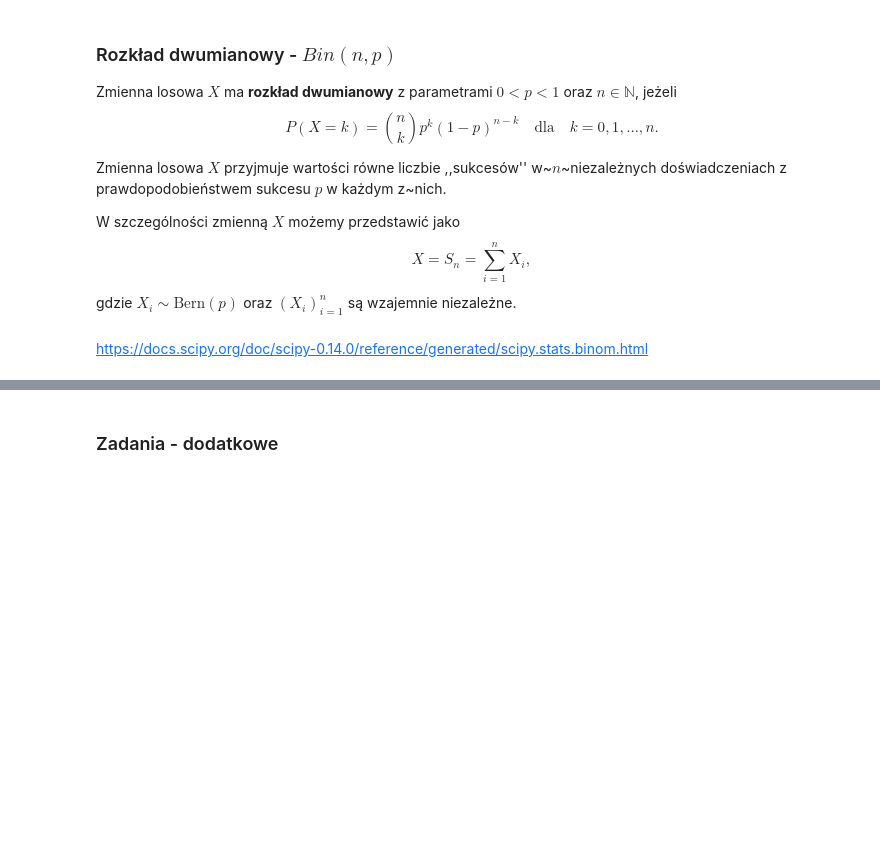
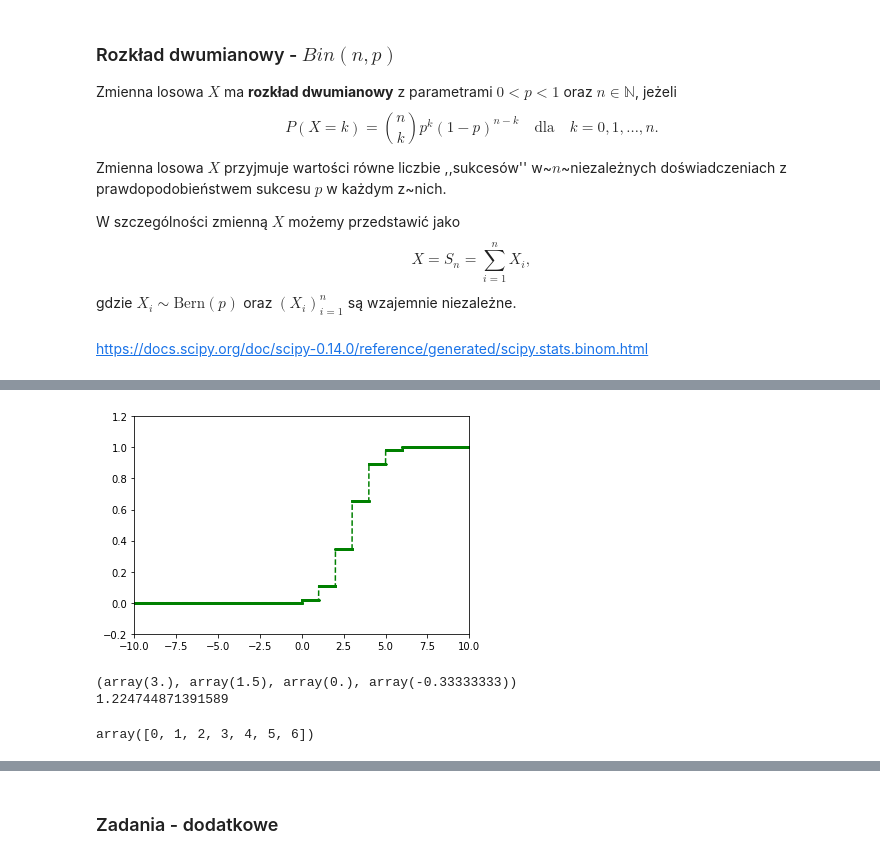
Before and after one commit to mdabrowski-phd/ds250223_stat, a Jupyter notebook: 02_rachunek_prawdopodobienstwa/03_dyskretne_rozkłady_prawdopodobieństwa.ipynb, the cells around one changed output, grey strips where cells are left out. Saved outputs shown, nothing was run; the diff lists cells and outputs as text; code cells hidden in the pictures; blank space fills up the shorter version.

```diff
--- a/02_rachunek_prawdopodobienstwa/03_dyskretne_rozkłady_prawdopodobieństwa.ipynb
+++ b/02_rachunek_prawdopodobienstwa/03_dyskretne_rozkłady_prawdopodobieństwa.ipynb
@@ -199,0 +180,26 @@ ax.vlines(x_value, 0, binom.pmf(x_value), colors='g', lw=3, alpha=0.5)
+# %%
+# 3. Dystrybuanta
+fig, ax = plt.subplots(1, 1)
+
+ax.set_xlim([-10, 10])
+ax.set_ylim([-0.2, 1.2])
+
+x = np.arange(-10, 10, 0.001)
+ax.plot(x, binom.cdf(x), 'go--', ms=1, label='bernoulli cdf')
+plt.show()
+# %% [output]
+[figure, added]
+# %%
+# 4. Charakterystyki rozkładu
+print(binom.stats('mvsk'))
+#odchylenie
+print(np.sqrt(binom.stats('v')))
+# %% [output]
+(array(3.), array(1.5), array(0.), array(-0.33333333))
+1.224744871391589
+# %%
+# 5. Próbka z rozkładu dwumianowego
+x = binom.rvs(size=100)
+np.unique(x)
+# %% [output]
+array([0, 1, 2, 3, 4, 5, 6])
```
Also changed, not shown: parts of 22 cells of this notebook.
